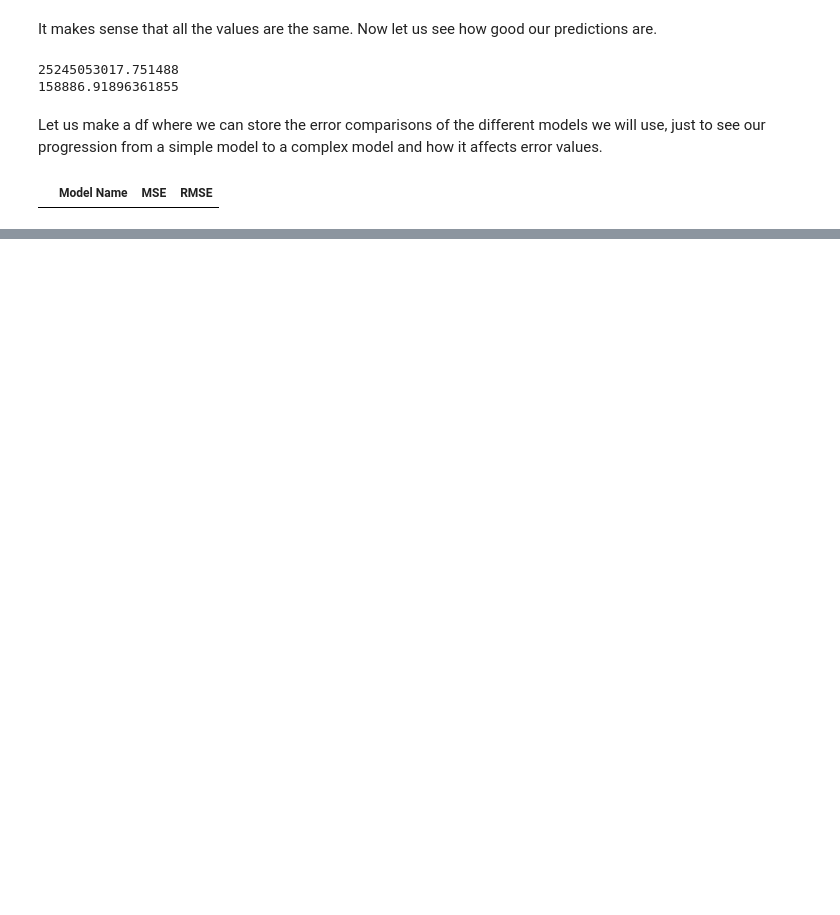
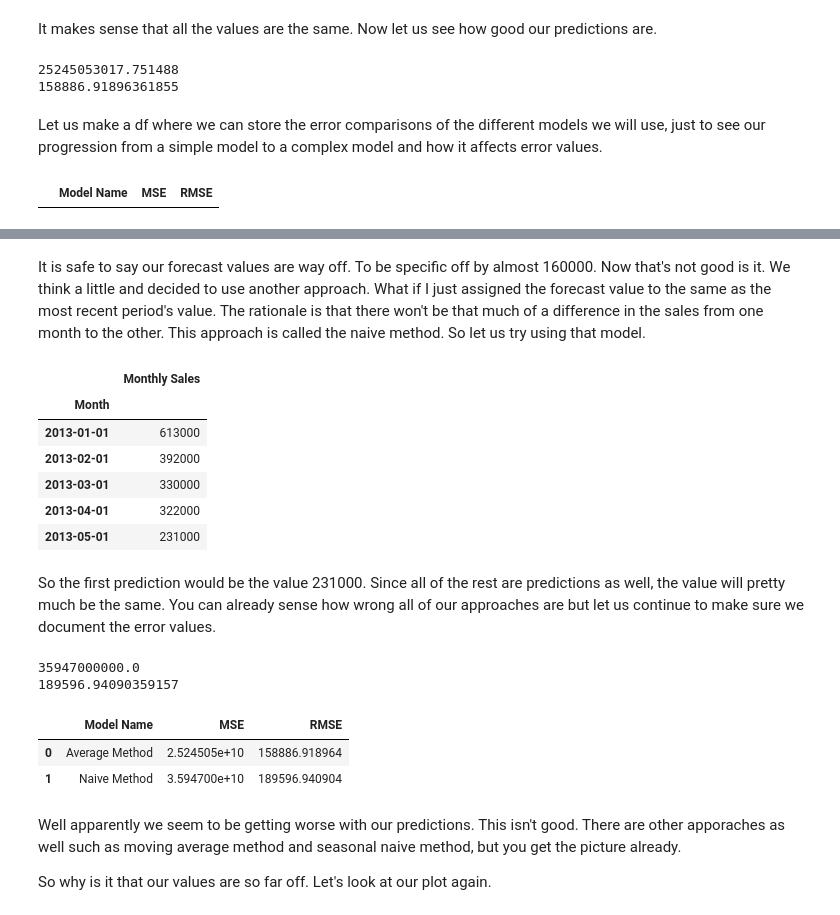
Before and after one commit to hamzajabbarr/time_series_forecasting_example, a Jupyter notebook: Time_series.ipynb, the cells around one changed output, grey strips where cells are left out. Saved outputs shown, nothing was run; the diff lists cells and outputs as text; code cells hidden in the pictures; blank space fills up the shorter version.

```diff
--- a/Time_series.ipynb
+++ b/Time_series.ipynb
@@ -198,0 +193,35 @@ It is safe to say our forecast values are way off. To be specific off by almost
+# %% [markdown]
+It is safe to say our forecast values are way off. To be specific off by almost 160000. Now that's not good is it. We think a little and decided to use another approach. What if I just assigned the forecast value to the same as the most recent period's value. The rationale is that there won't be that much of a difference in the sales from one month to the other. This approach is called the naive method. So let us try using that model.
+# %%
+train.tail()
+# %% [output]
+|  | Monthly Sales |
+| Month |  |
+| 2013-01-01 | 613000 |
+| 2013-02-01 | 392000 |
+| 2013-03-01 | 330000 |
+| 2013-04-01 | 322000 |
+| 2013-05-01 | 231000 |
+# %% [markdown]
+So the first prediction would be the value 231000. Since all of the rest are predictions as well, the value will pretty much be the same. You can already sense how wrong all of our approaches are but let us continue to make sure we document the error values.
+# %%
+naive_method_predictions = [231000, 231000, 231000, 231000]
+
+naive_method_mse = mean_squared_error(test['Monthly Sales'], naive_method_predictions)
+naive_method_rmse = naive_method_mse ** (1/2)
+
+print(naive_method_mse)
+print(naive_method_rmse)
+# %% [output]
+35947000000.0
+189596.94090359157
+# %%
+model_comparison.append({'Model Name' : 'Naive Method', 'MSE' : naive_method_mse, 'RMSE' : naive_method_rmse}, ignore_index=True)
+# %% [output]
+|  | Model Name | MSE | RMSE |
+| 0 | Average Method | 2.524505e+10 | 158886.918964 |
+| 1 | Naive Method | 3.594700e+10 | 189596.940904 |
+# %% [markdown]
+Well apparently we seem to be getting worse with our predictions. This isn't good. There are other apporaches as well such as moving average method and seasonal naive method, but you get the picture already.
+
+So why is it that our values are so far off. Let's look at our plot again.
```
Also changed, not shown: parts of 6 cells of this notebook.
